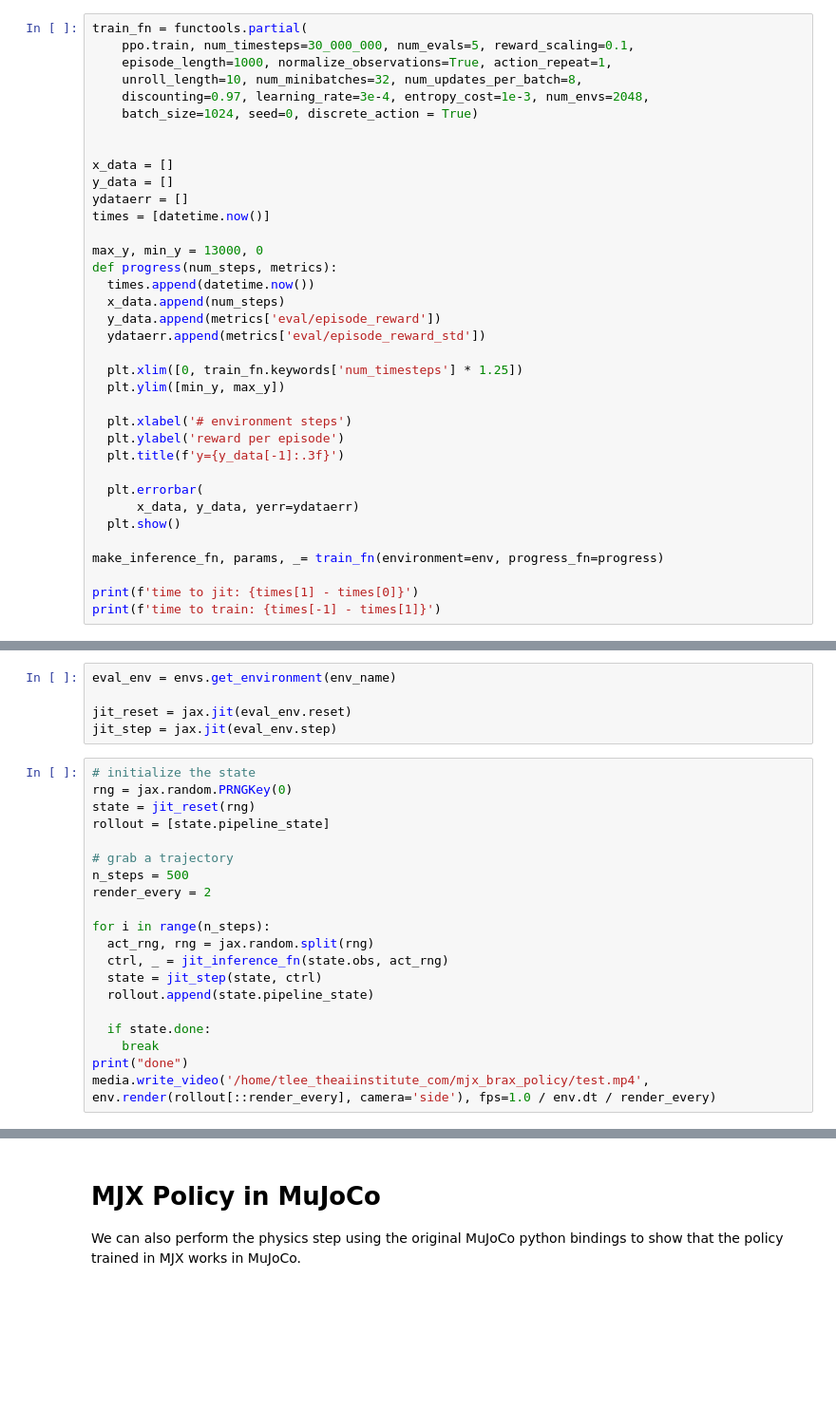
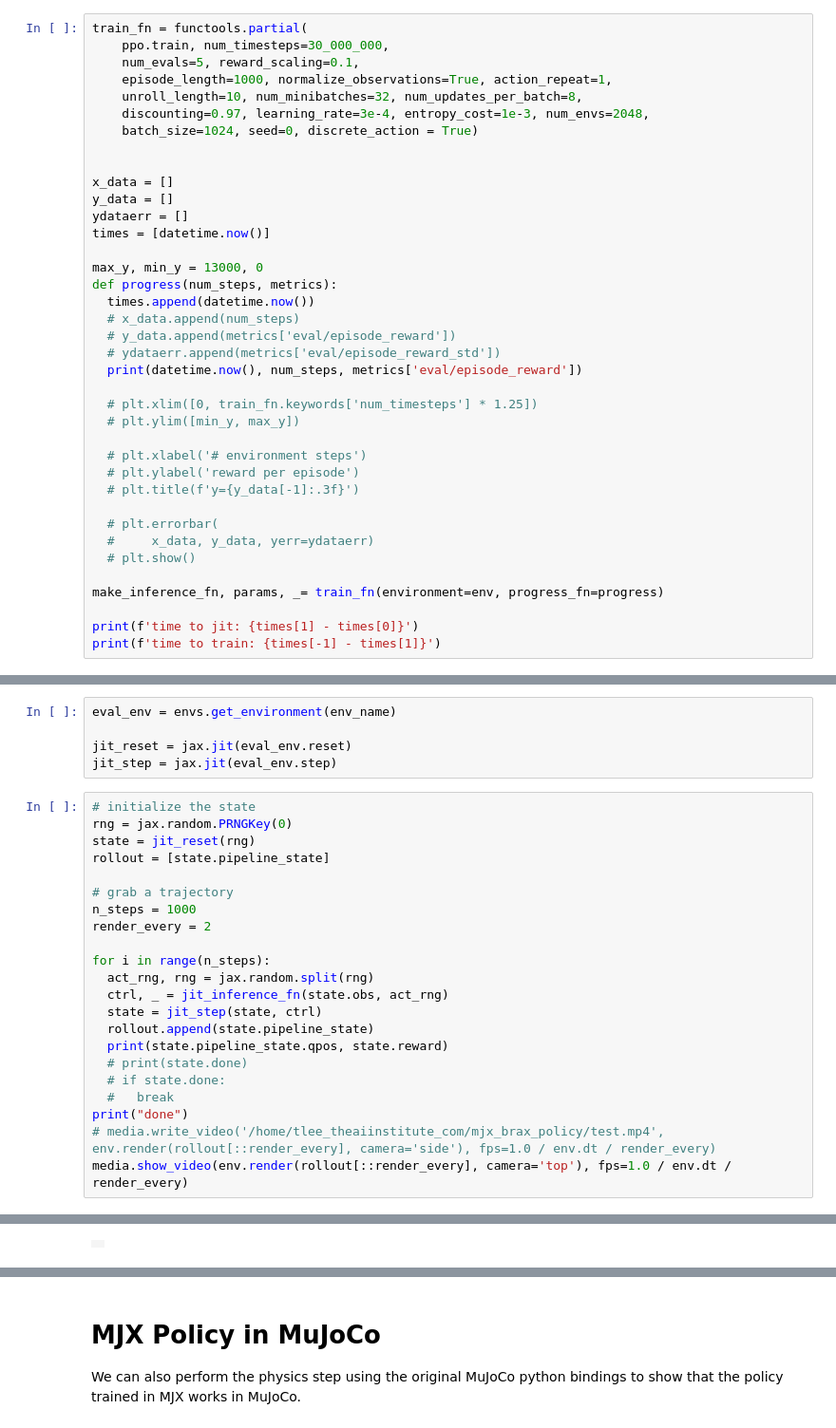
Before and after one commit to tlee-bdai/brax, a Jupyter notebook: urm_test.ipynb, the cells around one changed output, grey strips where cells are left out. Shown at 95% size. Cells and saved outputs as stored; diff of their text form; blank space fills up the shorter version.

Commit message:
simple sensible reward test, (still seems to have weird bug)

```diff
--- a/urm_test.ipynb
+++ b/urm_test.ipynb
@@ -322,7 +291,8 @@ print(jax.devices('gpu')[0])
 ## Train Two Arm URM Policy
 # %%
 train_fn = functools.partial(
-    ppo.train, num_timesteps=30_000_000, num_evals=5, reward_scaling=0.1,
+    ppo.train, num_timesteps=30_000_000,
+    num_evals=5, reward_scaling=0.1,
     episode_length=1000, normalize_observations=True, action_repeat=1,
     unroll_length=10, num_minibatches=32, num_updates_per_batch=8,
     discounting=0.97, learning_rate=3e-4, entropy_cost=1e-3, num_envs=2048,
@@ -337,20 +307,21 @@ times = [datetime.now()]
 max_y, min_y = 13000, 0
 def progress(num_steps, metrics):
   times.append(datetime.now())
-  x_data.append(num_steps)
-  y_data.append(metrics['eval/episode_reward'])
-  ydataerr.append(metrics['eval/episode_reward_std'])
+  # x_data.append(num_steps)
+  # y_data.append(metrics['eval/episode_reward'])
+  # ydataerr.append(metrics['eval/episode_reward_std'])
+  print(datetime.now(), num_steps, metrics['eval/episode_reward'])
 
-  plt.xlim([0, train_fn.keywords['num_timesteps'] * 1.25])
-  plt.ylim([min_y, max_y])
+  # plt.xlim([0, train_fn.keywords['num_timesteps'] * 1.25])
+  # plt.ylim([min_y, max_y])
 
-  plt.xlabel('# environment steps')
-  plt.ylabel('reward per episode')
-  plt.title(f'y={y_data[-1]:.3f}')
+  # plt.xlabel('# environment steps')
+  # plt.ylabel('reward per episode')
+  # plt.title(f'y={y_data[-1]:.3f}')
 
-  plt.errorbar(
-      x_data, y_data, yerr=ydataerr)
-  plt.show()
+  # plt.errorbar(
+  #     x_data, y_data, yerr=ydataerr)
+  # plt.show()
 
 make_inference_fn, params, _= train_fn(environment=env, progress_fn=progress)
 
@@ -386,7 +365,7 @@ state = jit_reset(rng)
 rollout = [state.pipeline_state]
 
 # grab a trajectory
-n_steps = 500
+n_steps = 1000
 render_every = 2
 
 for i in range(n_steps):
@@ -394,8 +373,11 @@ for i in range(n_steps):
   ctrl, _ = jit_inference_fn(state.obs, act_rng)
   state = jit_step(state, ctrl)
   rollout.append(state.pipeline_state)
-
-  if state.done:
-    break
+  print(state.pipeline_state.qpos, state.reward)
+  # print(state.done)
+  # if state.done:
+  #   break
 print("done")
-media.write_video('/home/tlee_theaiinstitute_com/mjx_brax_policy/test.mp4', env.render(rollout[::render_every], camera='side'), fps=1.0 / env.dt / render_every)
+# media.write_video('/home/tlee_theaiinstitute_com/mjx_brax_policy/test.mp4', env.render(rollout[::render_every], camera='side'), fps=1.0 / env.dt / render_every)
+media.show_video(env.render(rollout[::render_every], camera='top'), fps=1.0 / env.dt / render_every)
+# %% [output]
@@ -401,0 +401 @@ media.write_video('/home/tlee_theaiinstitute_com/mjx_brax_policy/test.mp4', env.
+|  |
```
Also changed, not shown: parts of 7 cells of this notebook, 2 other files.
